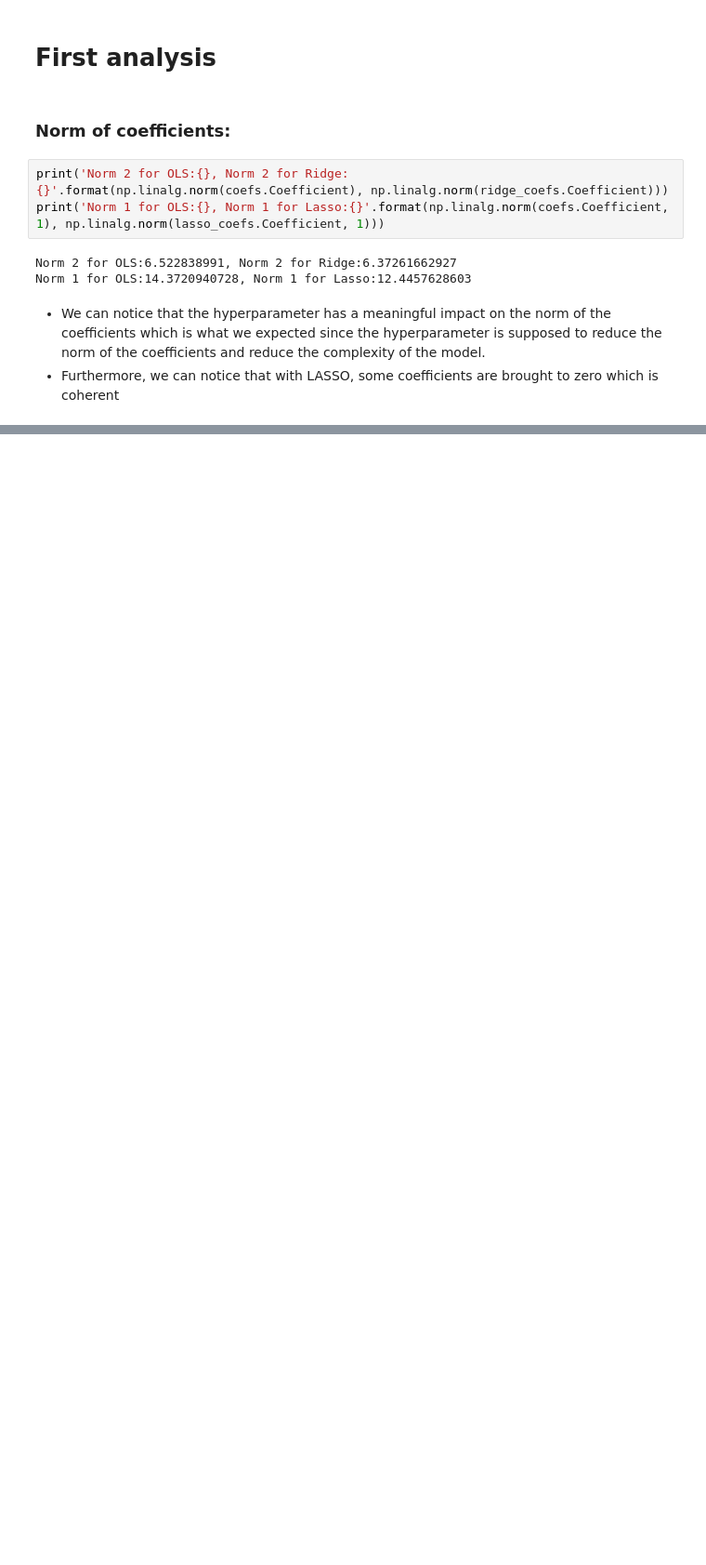
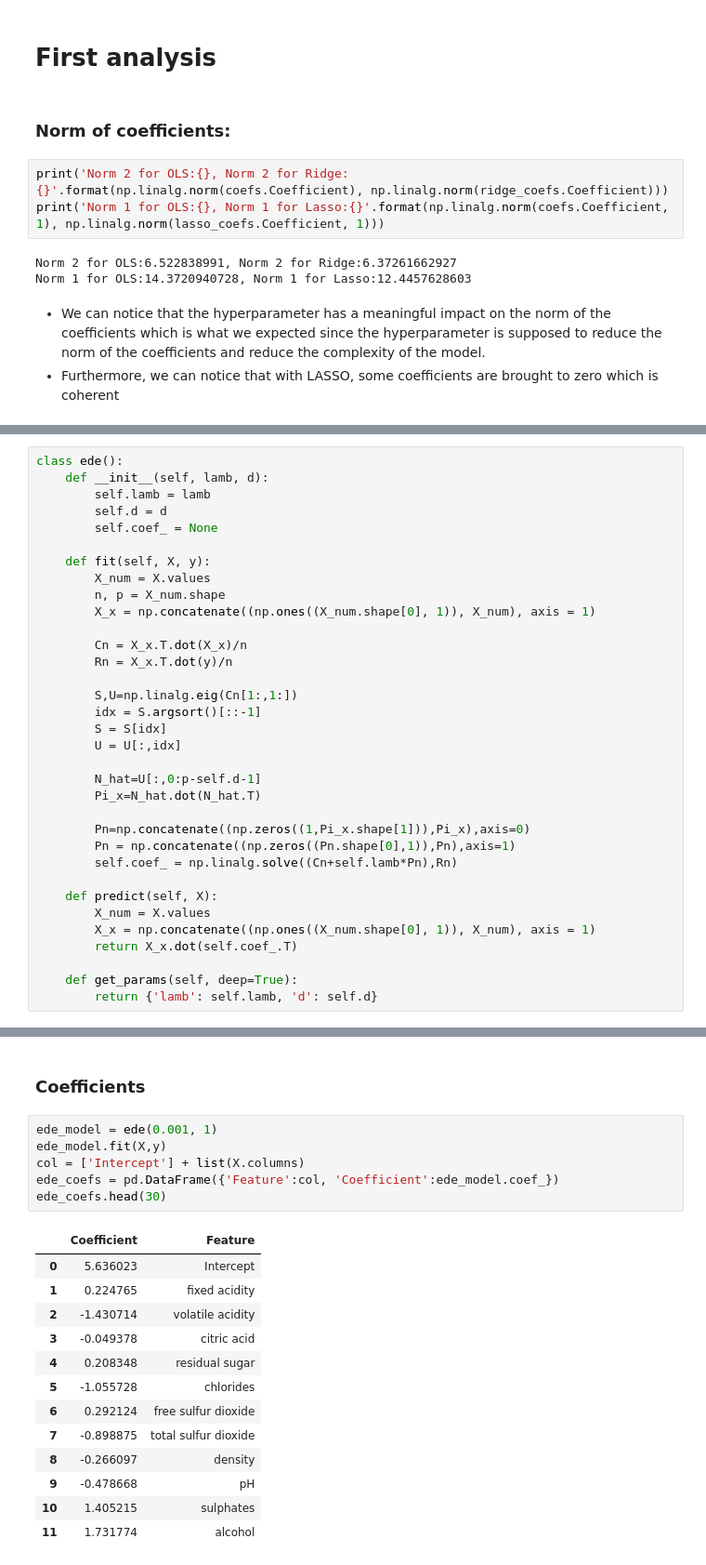
Before and after one commit to martingouy/Classes, a Jupyter notebook: IEOR 265/HW1/Homework1.ipynb, the cells around one changed output, grey strips where cells are left out. Shown: that part at 93% size. Saved outputs shown, nothing was run; the diff lists cells and outputs as text; blank space fills up the shorter version.

```diff
--- a/IEOR 265/HW1/Homework1.ipynb
+++ b/IEOR 265/HW1/Homework1.ipynb
@@ -199,0 +202,34 @@ Norm 1 for OLS:14.3720940728, Norm 1 for Lasso:12.4457628603
+# %%
+class ede():
+    def __init__(self, lamb, d):
+        self.lamb = lamb
+        self.d = d
+        self.coef_ = None
+
+    def fit(self, X, y):
+        X_num = X.values
+        n, p = X_num.shape
+        X_x = np.concatenate((np.ones((X_num.shape[0], 1)), X_num), axis = 1)
+
+        Cn = X_x.T.dot(X_x)/n
+        Rn = X_x.T.dot(y)/n
+
+        S,U=np.linalg.eig(Cn[1:,1:])
+        idx = S.argsort()[::-1]
+        S = S[idx]
+        U = U[:,idx]
+
+        N_hat=U[:,0:p-self.d-1]
+        Pi_x=N_hat.dot(N_hat.T)
+
+        Pn=np.concatenate((np.zeros((1,Pi_x.shape[1])),Pi_x),axis=0)
+        Pn = np.concatenate((np.zeros((Pn.shape[0],1)),Pn),axis=1)
+        self.coef_ = np.linalg.solve((Cn+self.lamb*Pn),Rn)
+
+    def predict(self, X):
+        X_num = X.values
+        X_x = np.concatenate((np.ones((X_num.shape[0], 1)), X_num), axis = 1)
+        return X_x.dot(self.coef_.T)
+
+    def get_params(self, deep=True):
+        return {'lamb': self.lamb, 'd': self.d}
@@ -199,0 +282,22 @@ Norm 1 for OLS:14.3720940728, Norm 1 for Lasso:12.4457628603
+# %% [markdown]
+<h3>Coefficients</h3>
+# %%
+ede_model = ede(0.001, 1)
+ede_model.fit(X,y)
+col = ['Intercept'] + list(X.columns)
+ede_coefs = pd.DataFrame({'Feature':col, 'Coefficient':ede_model.coef_})
+ede_coefs.head(30)
+# %% [output]
+|  | Coefficient | Feature |
+| 0 | 5.636023 | Intercept |
+| 1 | 0.224765 | fixed acidity |
+| 2 | -1.430714 | volatile acidity |
+| 3 | -0.049378 | citric acid |
+| 4 | 0.208348 | residual sugar |
+| 5 | -1.055728 | chlorides |
+| 6 | 0.292124 | free sulfur dioxide |
+| 7 | -0.898875 | total sulfur dioxide |
+| 8 | -0.266097 | density |
+| 9 | -0.478668 | pH |
+| 10 | 1.405215 | sulphates |
+| 11 | 1.731774 | alcohol |
```
Also changed, not shown: parts of 7 cells of this notebook.
